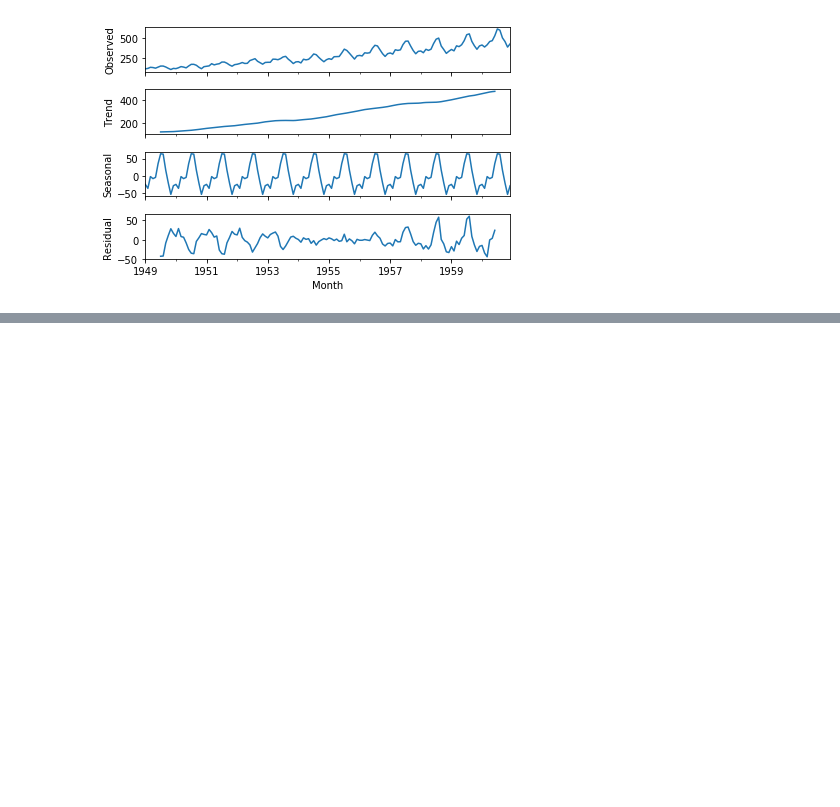
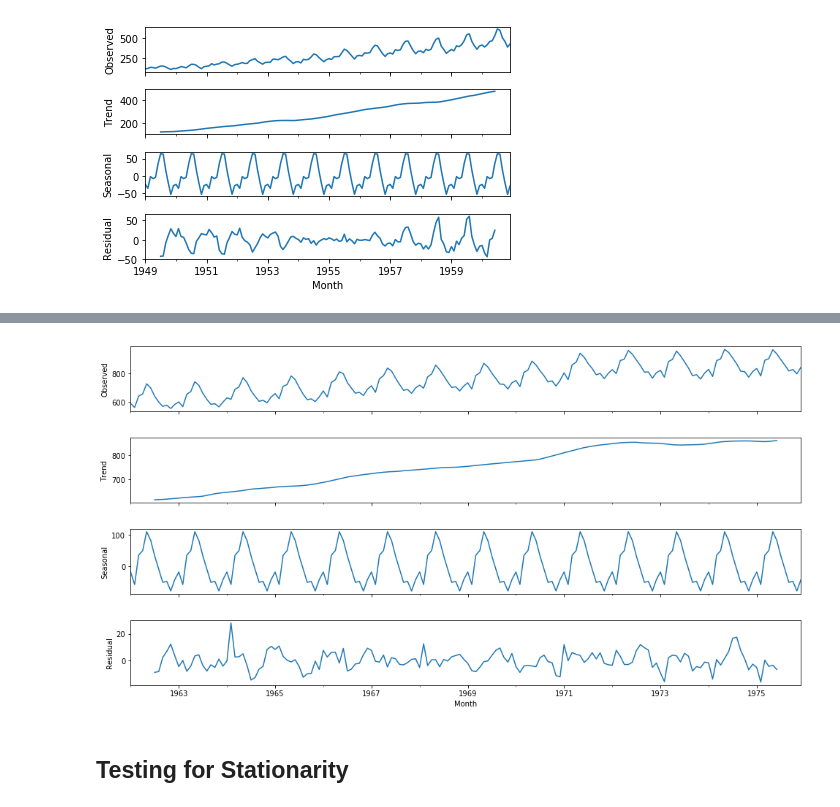
Before and after one commit to inantubek/Udemy, a Jupyter notebook: Python-for-Finance/My_Notes/7-Time_Series_Analysis.ipynb, the cells around one changed output, grey strips where cells are left out. Saved outputs shown, nothing was run; the diff lists cells and outputs as text; code cells hidden in the pictures; blank space fills up the shorter version.

```diff
--- a/Python-for-Finance/My_Notes/7-Time_Series_Analysis.ipynb
+++ b/Python-for-Finance/My_Notes/7-Time_Series_Analysis.ipynb
@@ -325,0 +421,7 @@ fig = result.plot()
+# %%
+fig = decomp.plot()
+fig.set_size_inches(15,8)
+# %% [output]
+[figure, added]
+# %% [markdown]
+## Testing for Stationarity
```
Also changed, not shown: parts of 71 cells of this notebook.
